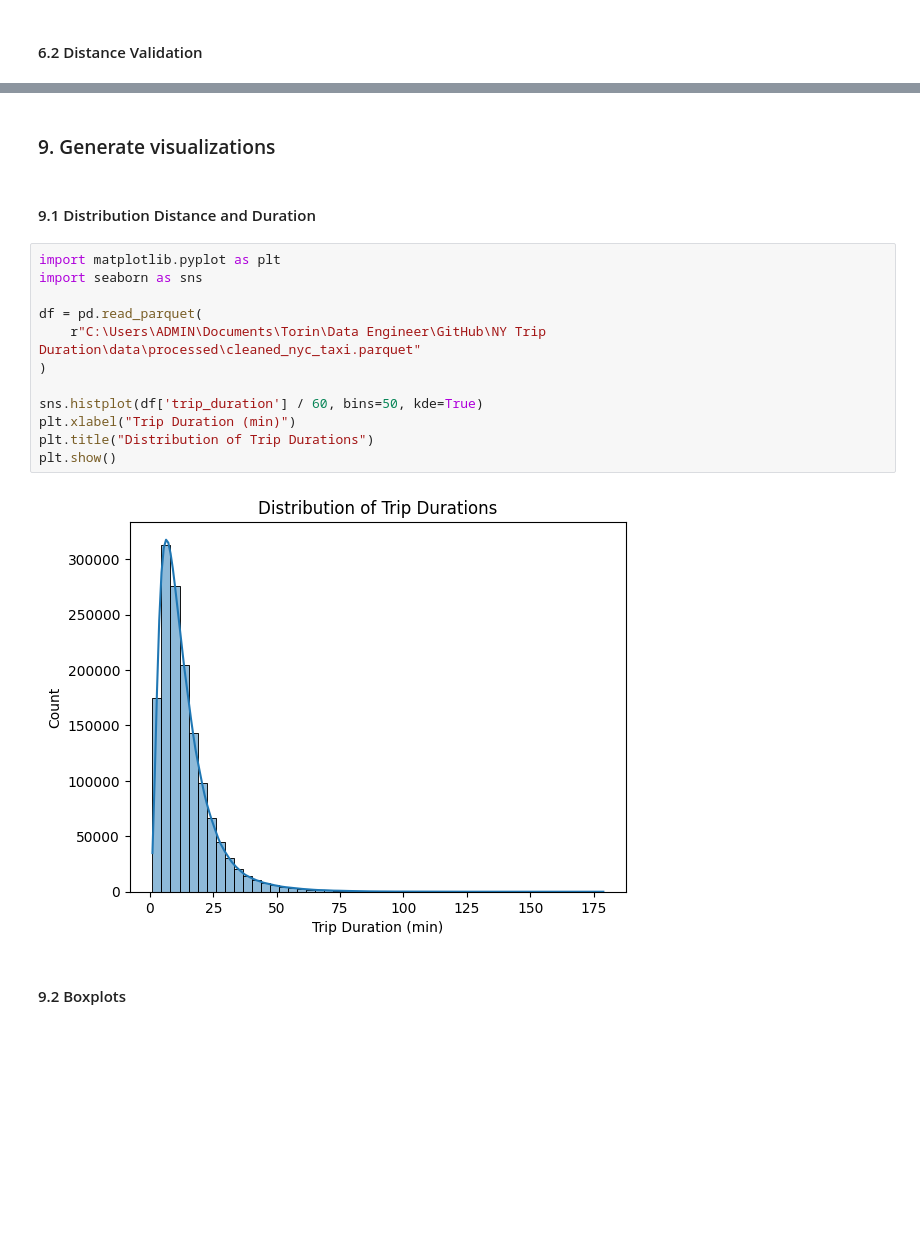
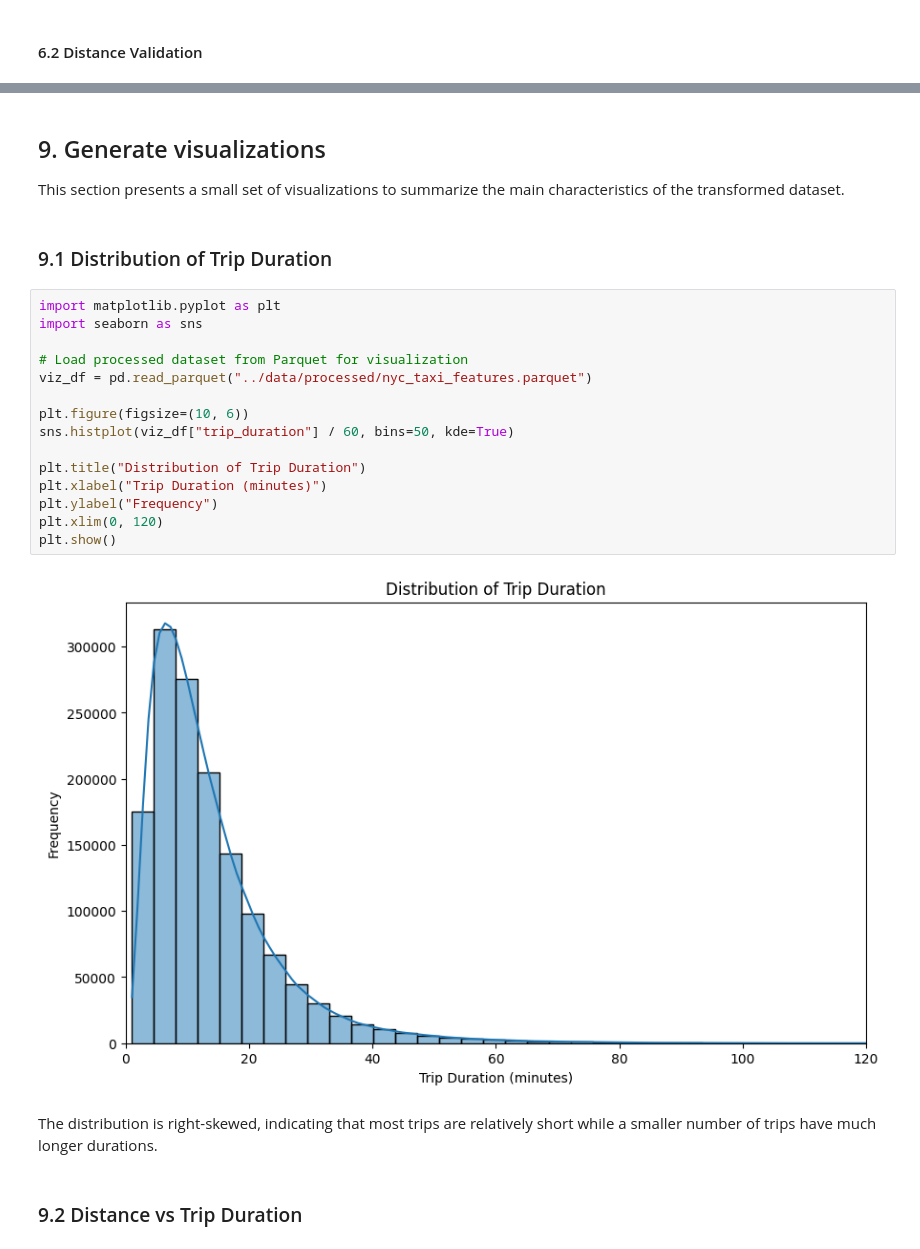
Before and after one commit to HZertuche/nyc_taxi_service_etl, a Jupyter notebook: notebooks/ny_trip_duration.ipynb, the cells around one changed output, grey strips where cells are left out. Saved outputs shown, nothing was run; the diff lists cells and outputs as text; blank space fills up the shorter version.

```diff
--- a/notebooks/ny_trip_duration.ipynb
+++ b/notebooks/ny_trip_duration.ipynb
@@ -266,21 +319,27 @@ print(result)
 # %% [markdown]
-### 9. Generate visualizations
+## 9. Generate visualizations
+This section presents a small set of visualizations to summarize the main characteristics of the transformed dataset.
 # %% [markdown]
-#### 9.1 Distribution Distance and Duration
+### 9.1 Distribution of Trip Duration
 # %%
 import matplotlib.pyplot as plt
 import seaborn as sns
 
-df = pd.read_parquet(
-    r"C:\Users\ADMIN\Documents\Torin\Data Engineer\GitHub\NY Trip Duration\data\processed\cleaned_nyc_taxi.parquet"
-)
+# Load processed dataset from Parquet for visualization
+viz_df = pd.read_parquet("../data/processed/nyc_taxi_features.parquet")
 
-sns.histplot(df['trip_duration'] / 60, bins=50, kde=True)
-plt.xlabel("Trip Duration (min)")
-plt.title("Distribution of Trip Durations")
+plt.figure(figsize=(10, 6))
+sns.histplot(viz_df["trip_duration"] / 60, bins=50, kde=True)
+
+plt.title("Distribution of Trip Duration")
+plt.xlabel("Trip Duration (minutes)")
+plt.ylabel("Frequency")
+plt.xlim(0, 120)
 plt.show()
 # %% [output]
-[figure, old version]
+[figure, new version]
+# %% [markdown]
+The distribution is right-skewed, indicating that most trips are relatively short while a smaller number of trips have much longer durations.
 # %% [markdown]
-#### 9.2 Boxplots
+### 9.2 Distance vs Trip Duration
 # %%
```
Also changed, not shown: parts of 51 cells of this notebook, 2 other files.
